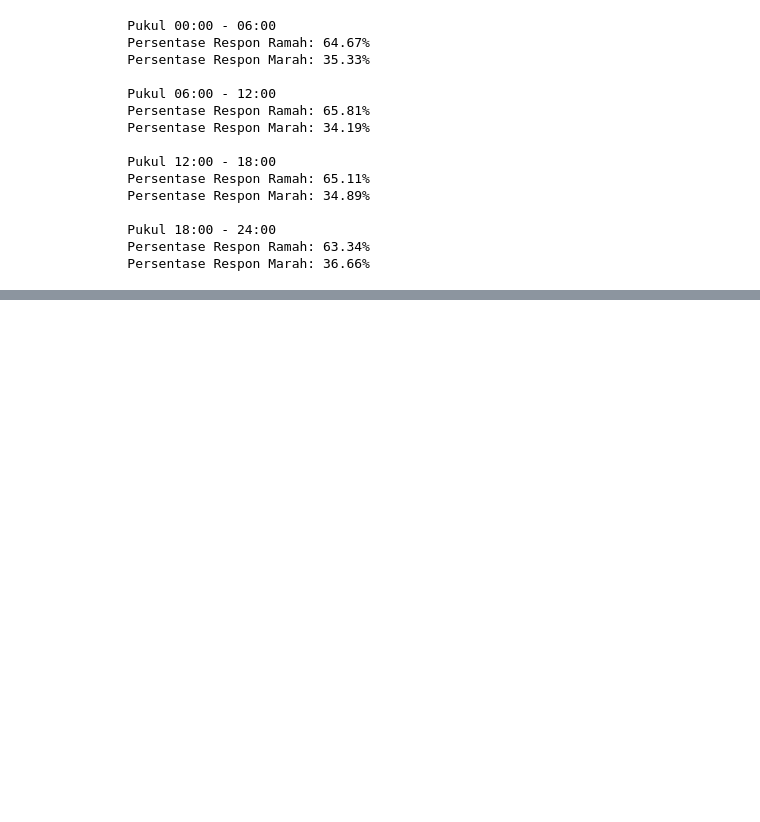
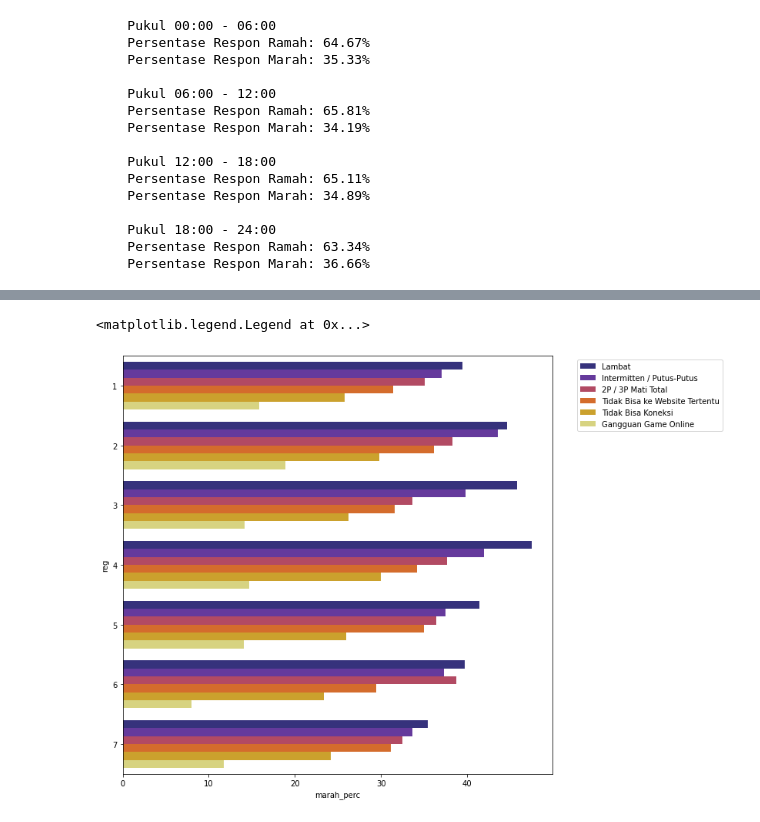
Before and after one commit to jafar-shodiq/complete-proj, a Jupyter notebook: 2021/07/internship-telkom-data-scientist/ticket/notebook02.ipynb, the cells around one changed output, grey strips where cells are left out. Saved outputs shown, nothing was run; the diff lists cells and outputs as text; code cells hidden in the pictures; blank space fills up the shorter version.

```diff
--- a/2021/07/internship-telkom-data-scientist/ticket/notebook02.ipynb
+++ b/2021/07/internship-telkom-data-scientist/ticket/notebook02.ipynb
@@ -1552,0 +1796,34 @@ for i in generator:
+# %%
+def make_df_reg(reg):
+    ramah_dict = {}
+    marah_dict = {}
+
+    for gangguan in df['gangguan_v2'].value_counts().head(6).index:
+        ramah_perc = round(df['emosi'][(df['gangguan_v2'] == gangguan) & (df2['reg'] == reg)].value_counts(normalize=True) * 100, 2).to_dict()['Ramah']
+        if ramah_perc not in ramah_dict:
+            ramah_dict[gangguan] = ramah_perc
+
+        marah_perc = round(df['emosi'][(df['gangguan_v2'] == gangguan) & (df2['reg'] == reg)].value_counts(normalize=True) * 100, 2).to_dict()['Marah']
+        if marah_perc not in marah_dict:
+            marah_dict[gangguan] = marah_perc
+
+
+    plot = pd.DataFrame(list(marah_dict.items()), columns = ['gangguan', 'marah_perc'])
+    plot = plot.sort_values(by='marah_perc', ascending=True)
+    plot['reg'] = reg
+
+    return plot
+# %%
+start_time = time.time()
+
+plot1 = make_df_reg(reg=1)
+plot2 = make_df_reg(reg=2)
+plot3 = make_df_reg(reg=3)
+plot4 = make_df_reg(reg=4)
+plot5 = make_df_reg(reg=5)
+plot6 = make_df_reg(reg=6)
+plot7 = make_df_reg(reg=7)
+
+df_conc = pd.concat([plot1, plot2, plot3, plot4, plot5, plot6, plot7])
+
+print('Time elapsed: {}'.format((time.time() - start_time)))
@@ -1552,0 +1852,2 @@ for i in generator:
+# %%
+df_conc = df_conc.reset_index(drop=True)
@@ -1552,0 +1874,11 @@ for i in generator:
+# %%
+# sns.color_palette('husl', 8)
+
+fig, ax = plt.subplots(nrows=1, ncols=1, figsize=(10, 10))
+sns.barplot(ax=ax, data=df_conc.sort_values('marah_perc', ascending=False),
+            x='marah_perc', y='reg', hue='gangguan',
+            orient='h', palette='CMRmap')
+ax.legend(bbox_to_anchor=(1.05, 1))
+# %% [output]
+<matplotlib.legend.Legend at 0x...>
+[figure, added]
```
Also changed, not shown: parts of 47 cells of this notebook, 10 other files.
